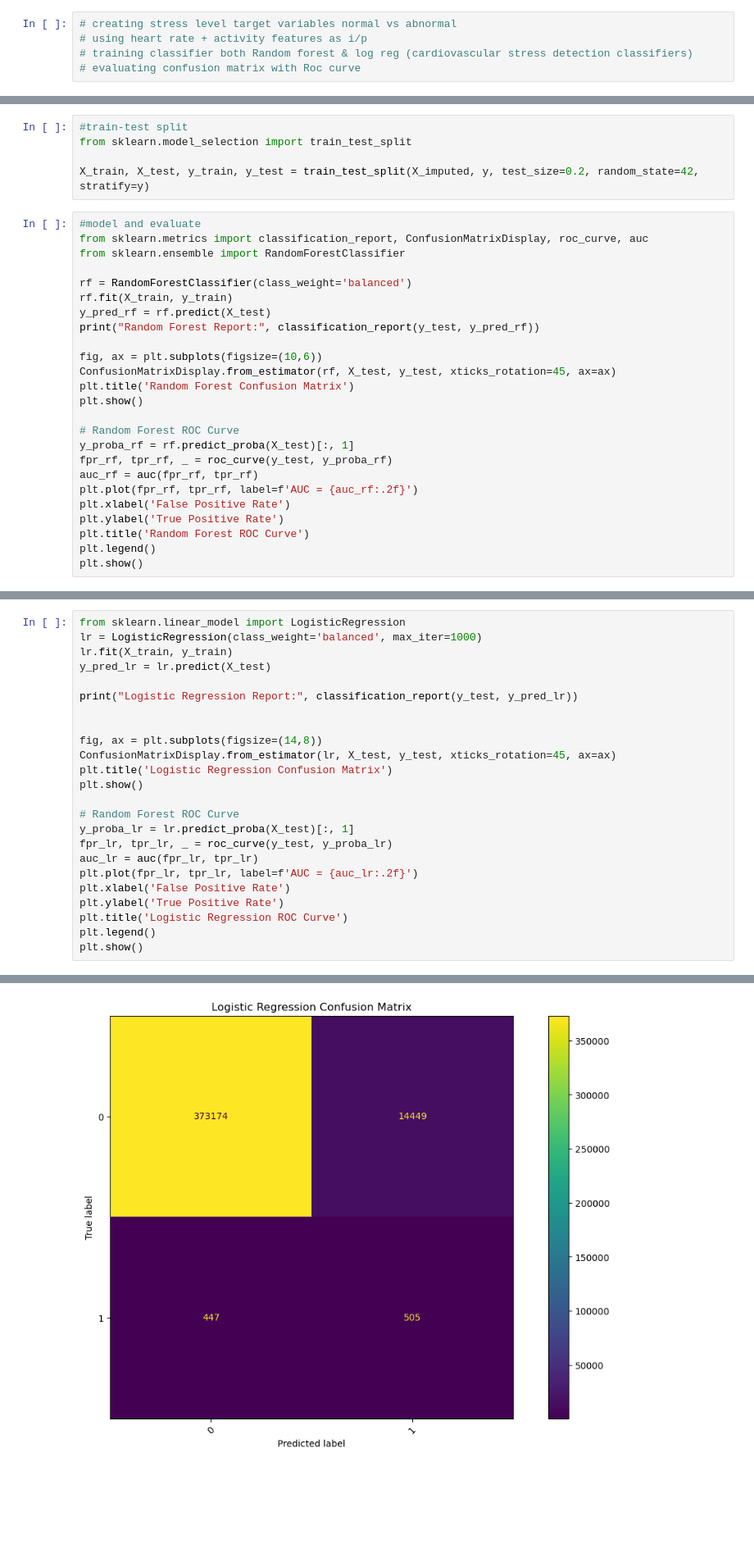
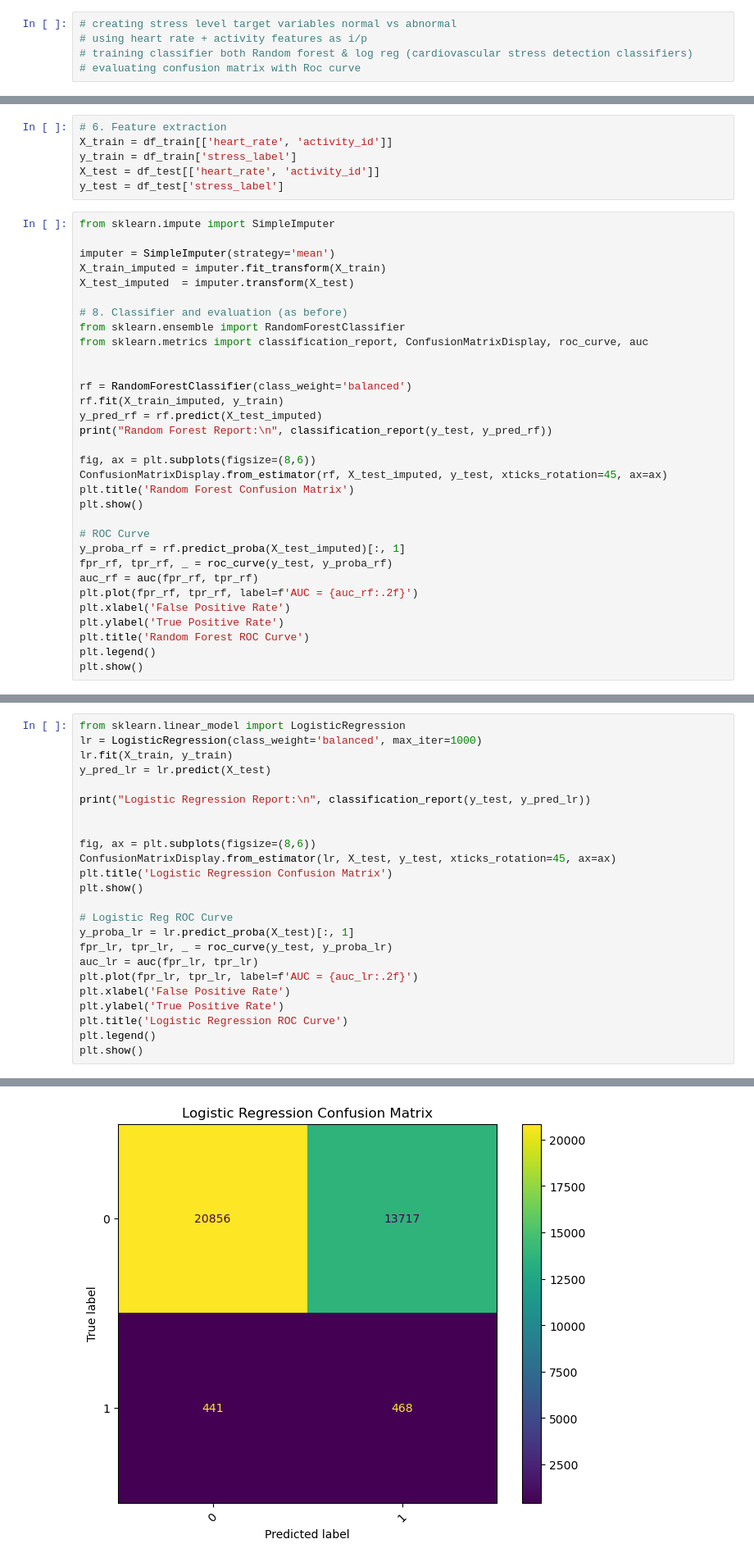
Before and after one commit to nikharedevyani/DataScienceProject, a Jupyter notebook: final_code.ipynb, the cells around one changed output, grey strips where cells are left out. Shown at 82% size. Drawn from its saved outputs; the diff is of its cells as text; blank space fills up the shorter version.

```diff
--- a/final_code.ipynb
+++ b/final_code.ipynb
@@ -614,25 +593,33 @@ X_imputed = imputer.fit_transform(X)
 # %%
-#train-test split
-from sklearn.model_selection import train_test_split
-
-X_train, X_test, y_train, y_test = train_test_split(X_imputed, y, test_size=0.2, random_state=42, stratify=y)
+# 6. Feature extraction
+X_train = df_train[['heart_rate', 'activity_id']]
+y_train = df_train['stress_label']
+X_test = df_test[['heart_rate', 'activity_id']]
+y_test = df_test['stress_label']
 # %%
-#model and evaluate
+from sklearn.impute import SimpleImputer
+
+imputer = SimpleImputer(strategy='mean')
+X_train_imputed = imputer.fit_transform(X_train)
+X_test_imputed  = imputer.transform(X_test)
+
+# 8. Classifier and evaluation (as before)
+from sklearn.ensemble import RandomForestClassifier
 from sklearn.metrics import classification_report, ConfusionMatrixDisplay, roc_curve, auc
-from sklearn.ensemble import RandomForestClassifier
+
 
 rf = RandomForestClassifier(class_weight='balanced')
-rf.fit(X_train, y_train)
-y_pred_rf = rf.predict(X_test)
-print("Random Forest Report:", classification_report(y_test, y_pred_rf))
+rf.fit(X_train_imputed, y_train)
+y_pred_rf = rf.predict(X_test_imputed)
+print("Random Forest Report:\n", classification_report(y_test, y_pred_rf))
 
-fig, ax = plt.subplots(figsize=(10,6))
-ConfusionMatrixDisplay.from_estimator(rf, X_test, y_test, xticks_rotation=45, ax=ax)
+fig, ax = plt.subplots(figsize=(8,6))
+ConfusionMatrixDisplay.from_estimator(rf, X_test_imputed, y_test, xticks_rotation=45, ax=ax)
 plt.title('Random Forest Confusion Matrix')
 plt.show()
 
-# Random Forest ROC Curve
-y_proba_rf = rf.predict_proba(X_test)[:, 1]
+# ROC Curve
+y_proba_rf = rf.predict_proba(X_test_imputed)[:, 1]
 fpr_rf, tpr_rf, _ = roc_curve(y_test, y_proba_rf)
 auc_rf = auc(fpr_rf, tpr_rf)
 plt.plot(fpr_rf, tpr_rf, label=f'AUC = {auc_rf:.2f}')
@@ -658,15 +646,15 @@ lr = LogisticRegression(class_weight='balanced', max_iter=1000)
 lr.fit(X_train, y_train)
 y_pred_lr = lr.predict(X_test)
 
-print("Logistic Regression Report:", classification_report(y_test, y_pred_lr))
+print("Logistic Regression Report:\n", classification_report(y_test, y_pred_lr))
 
 
-fig, ax = plt.subplots(figsize=(14,8))
+fig, ax = plt.subplots(figsize=(8,6))
 ConfusionMatrixDisplay.from_estimator(lr, X_test, y_test, xticks_rotation=45, ax=ax)
 plt.title('Logistic Regression Confusion Matrix')
 plt.show()
 
-# Random Forest ROC Curve
+# Logistic Reg ROC Curve
 y_proba_lr = lr.predict_proba(X_test)[:, 1]
 fpr_lr, tpr_lr, _ = roc_curve(y_test, y_proba_lr)
 auc_lr = auc(fpr_lr, tpr_lr)
@@ -688 +677 @@ weighted avg       1.00      0.96      0.98    388575
-[figure, old version]
+[figure, new version]
```
Also changed, not shown: parts of 24 cells of this notebook.
